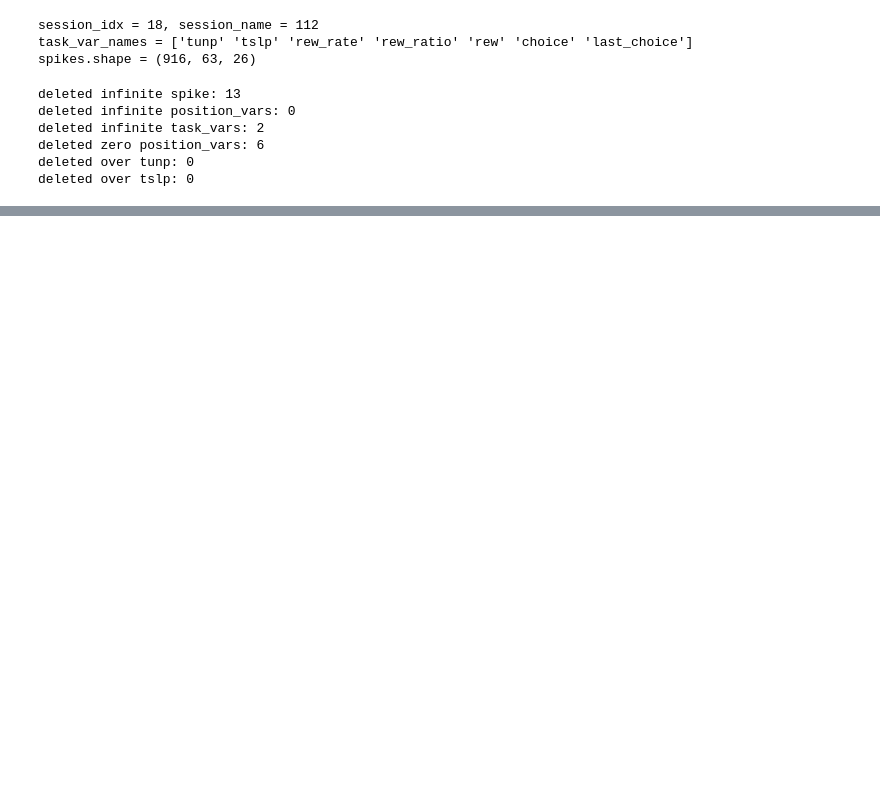
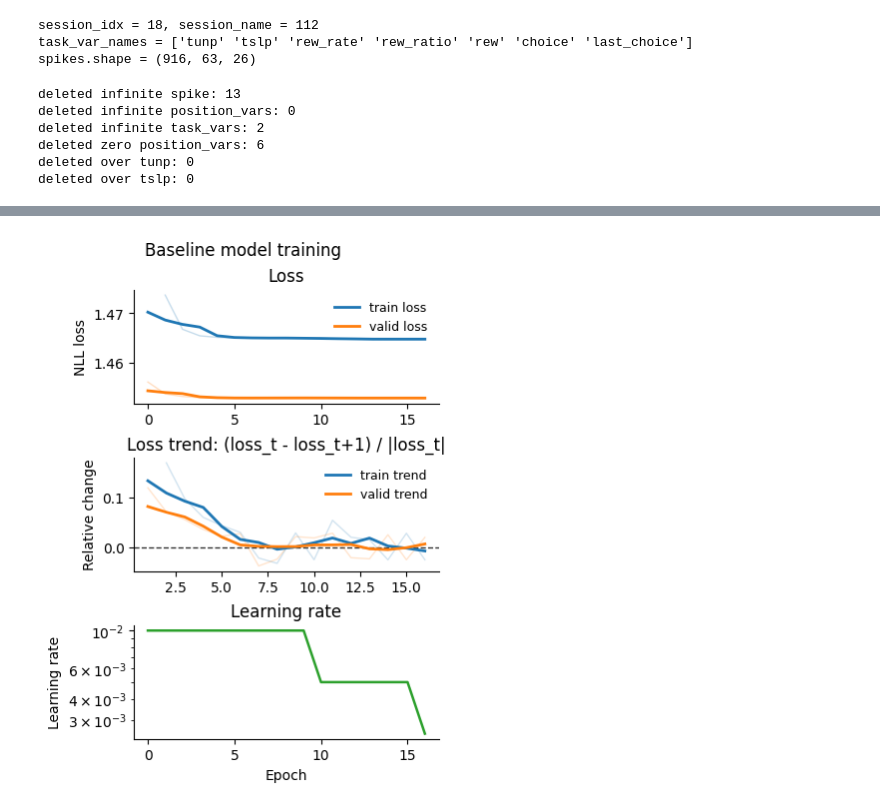
Before and after one commit to ZareiShayan/mean-cov-model, a Jupyter notebook: mean-cov-model.ipynb, the cells around one changed output, grey strips where cells are left out. Drawn from its saved outputs; the diff is of its cells as text; code cells hidden in the pictures; blank space fills up the shorter version.

```diff
--- a/mean-cov-model.ipynb
+++ b/mean-cov-model.ipynb
@@ -163,7 +158,7 @@ Conf = DotDict({
     "device": device,
     "training": {
         "batch_size": 32,
-        "max_epoch": 100,
+        "max_epoch": 500,
         "min_delta": 1e-4,
         "patience": 10,
     },
@@ -174,7 +169,7 @@ Conf = DotDict({
             "n_heads": 2,
             "n_layers": 1,
             "nonlinearity": "gelu",
-            "dropout": 0.2,
+            "dropout": 0,
         },
         "cov": {
             "n_latent": 64,
@@ -632,7 +645,7 @@ class NeuralDataset(Dataset):
     def __init__(self, x_position_vars, x_dense_vars, x_sparse_vars, Y, mean):
         self.x_position_vars = torch.tensor(x_position_vars, dtype=torch.float32).transpose(1, 2)
         self.x_dense_vars = torch.tensor(x_dense_vars, dtype=torch.float32)
-        self.x_sparse_vars = torch.tensor(x_sparse_vars, dtype=torch.float32)
+        self.x_sparse_vars = torch.tensor(x_sparse_vars, dtype=torch.float32).round().long()
 
         Y_tensor = torch.tensor(Y, dtype=torch.float32).transpose(1, 2)
         anscombe = Anscombe()
@@ -679,7 +692,6 @@ class MetricHistory(L.Callback):
 
         lr = trainer.optimizers[0].param_groups[0]['lr'] if len(trainer.optimizers) > 0 else np.nan
         self.history['learning_rate'].append(float(lr))
-
 
 class MVNNLLLoss(nn.Module):
     def __init__(self, reduction="mean"):
@@ -1622,25 +1523,20 @@ x_sparse_vars_valid = x_sparse_vars[valid_idx]
 Y_train = Y[train_idx]
 Y_valid = Y[valid_idx]
 
-x_position_vars_train_mean = x_position_vars_train.mean(axis=0, keepdims=True)
-x_position_vars_train_std = x_position_vars_train.std(axis=0, keepdims=True)
-x_position_vars_train = (x_position_vars_train - x_position_vars_train_mean) / (x_position_vars_train_std + 1e-8)
-x_position_vars_valid = (x_position_vars_valid - x_position_vars_train_mean) / (x_position_vars_train_std + 1e-8)
+position_Y_mean = x_position_vars_train.mean(axis=0, keepdims=True)
+position_std = x_position_vars_train.std(axis=0, keepdims=True)
+x_position_vars_train = (x_position_vars_train - position_Y_mean) / (position_std + 1e-8)
+x_position_vars_valid = (x_position_vars_valid - position_Y_mean) / (position_std + 1e-8)
 
-x_dense_vars_train_mean = x_dense_vars_train.mean(axis=0, keepdims=True)
-x_dense_vars_train_std = x_dense_vars_train.std(axis=0, keepdims=True)
-x_dense_vars_train = (x_dense_vars_train - x_dense_vars_train_mean) / (x_dense_vars_train_std + 1e-8)
-x_dense_vars_valid = (x_dense_vars_valid - x_dense_vars_train_mean) / (x_dense_vars_train_std + 1e-8)
-
-x_sparse_vars_train_mean = x_sparse_vars_train.mean(axis=0, keepdims=True)
-x_sparse_vars_train_std = x_sparse_vars_train.std(axis=0, keepdims=True)
-x_sparse_vars_train = (x_sparse_vars_train - x_sparse_vars_train_mean) / (x_sparse_vars_train_std + 1e-8)
-x_sparse_vars_valid = (x_sparse_vars_valid - x_sparse_vars_train_mean) / (x_sparse_vars_train_std + 1e-8)
+dense_task_Y_mean = x_dense_vars_train.mean(axis=0, keepdims=True)
+dense_task_std = x_dense_vars_train.std(axis=0, keepdims=True)
+x_dense_vars_train = (x_dense_vars_train - dense_task_Y_mean) / (dense_task_std + 1e-8)
+x_dense_vars_valid = (x_dense_vars_valid - dense_task_Y_mean) / (dense_task_std + 1e-8)
 
 Y_train_tensor = torch.tensor(Y_train, dtype=torch.float32, device=device).transpose(1, 2)
 anscombe = Anscombe()
 Y_train_anscombed = anscombe.forward(Y_train_tensor)
-Y_train_mean = torch.mean(Y_train_anscombed, dim=0, keepdim=True)
+Y_train_mean = torch.mean(Y_train_anscombed, dim=(0, 1), keepdim=True)
 
 train_dataset = NeuralDataset(x_position_vars_train, x_dense_vars_train, x_sparse_vars_train, Y_train, Y_train_mean)
 valid_dataset = NeuralDataset(x_position_vars_valid, x_dense_vars_valid, x_sparse_vars_valid, Y_valid, Y_train_mean)
@@ -1650,4 +1548,6 @@ valid_loader = DataLoader(valid_dataset, batch_size=Conf.training.batch_size, sh
 # %%
-# baseline_trainer, baseline_lit_model = build_lit_model(Conf, "baseline", "identity", True)
-# baseline_trainer.fit(baseline_lit_model, train_loader, valid_loader)
-# baseline_metric = {k: float(v.detach().cpu()) for k, v in baseline_trainer.callback_metrics.items() if torch.is_tensor(v)}
+baseline_trainer, baseline_lit_model = build_lit_model(Conf, "baseline", "identity", True)
+baseline_trainer.fit(baseline_lit_model, train_loader, valid_loader)
+baseline_history = {k: float(v.detach().cpu()) for k, v in baseline_trainer.callback_metrics.items() if torch.is_tensor(v)}
+plot_training_history(baseline_trainer.metric_history_callback.history, title='Baseline model training', smooth_window=5)
+# %% [output]
@@ -1653,0 +1557 @@ valid_loader = DataLoader(valid_dataset, batch_size=Conf.training.batch_size, sh
+[figure, added]
```
Also changed, not shown: parts of 16 cells of this notebook.
